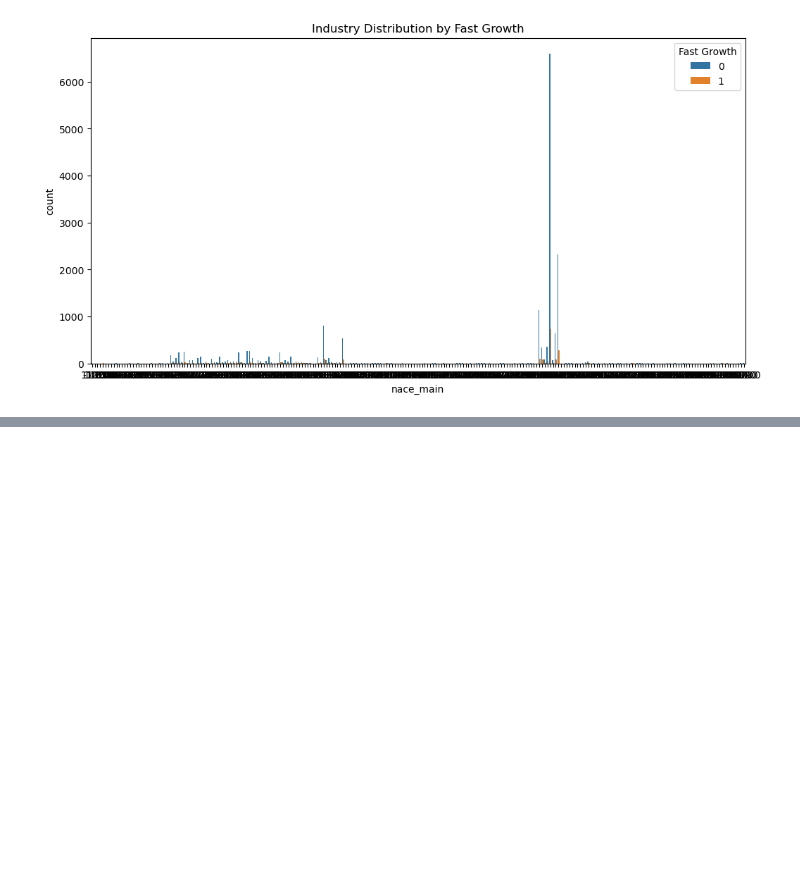
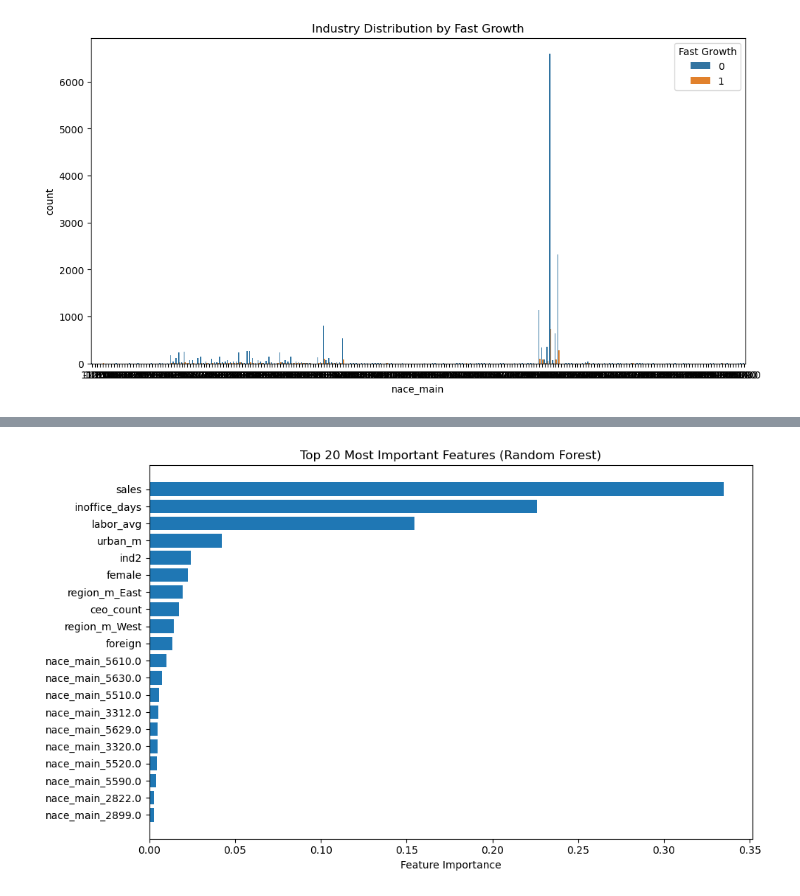
Before and after one commit to shirind76/Data_Analysis_3, a Jupyter notebook: A3/A3.ipynb, the cells around one changed output, grey strips where cells are left out. Saved outputs shown, nothing was run; the diff lists cells and outputs as text; code cells hidden in the pictures; blank space fills up the shorter version.

Commit message:
visualization  part

```diff
--- a/A3/A3.ipynb
+++ b/A3/A3.ipynb
@@ -567,0 +694,30 @@ plt.show()
+# %%
+import matplotlib.pyplot as plt
+import pandas as pd
+import numpy as np
+
+# 1. Extract trained RF model
+rf_model = rf_pipeline.named_steps["classifier"]
+
+# 2. Get feature names after preprocessing
+#    - numeric: same as num_cols
+#    - categorical: one-hot encoded names
+ohe = rf_pipeline.named_steps["preprocessor"].named_transformers_["cat"].named_steps["onehot"]
+cat_feature_names = ohe.get_feature_names_out(cat_cols)
+all_feature_names = np.concatenate([num_cols, cat_feature_names])
+
+# 3. Get importances and sort
+importances = rf_model.feature_importances_
+indices = np.argsort(importances)[::-1]  # descending
+
+# 4. Plot top 20
+top_n = 20
+plt.figure(figsize=(10, 6))
+plt.barh(range(top_n), importances[indices][:top_n][::-1], align="center")
+plt.yticks(range(top_n), [all_feature_names[i] for i in indices[:top_n]][::-1])
+plt.xlabel("Feature Importance")
+plt.title("Top 20 Most Important Features (Random Forest)")
+plt.tight_layout()
+plt.show()
+# %% [output]
+[figure, added]
```
Also changed, not shown: parts of 2 cells of this notebook.
